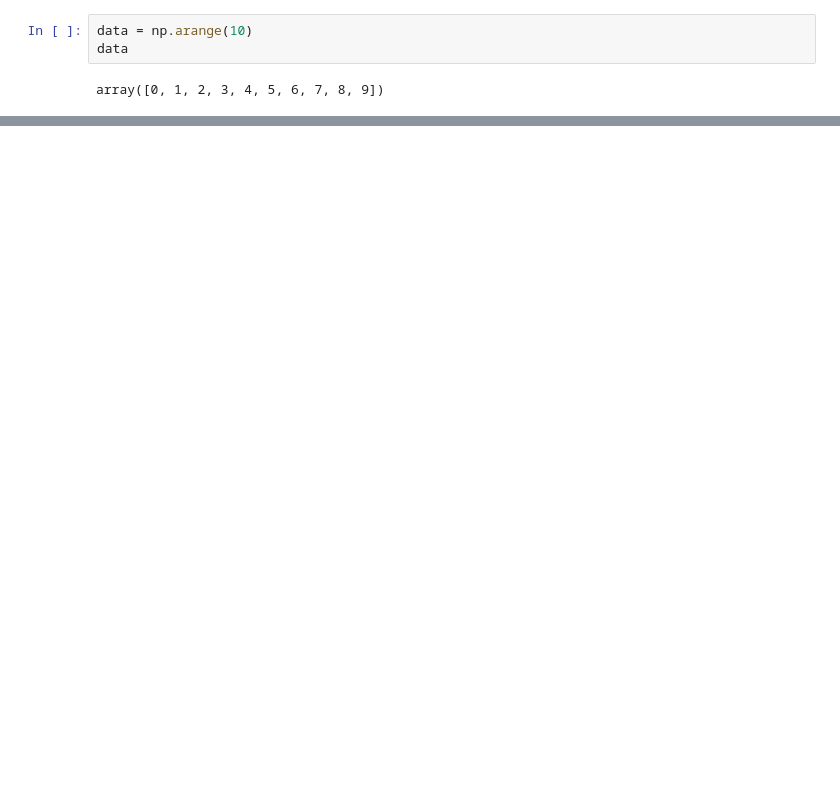
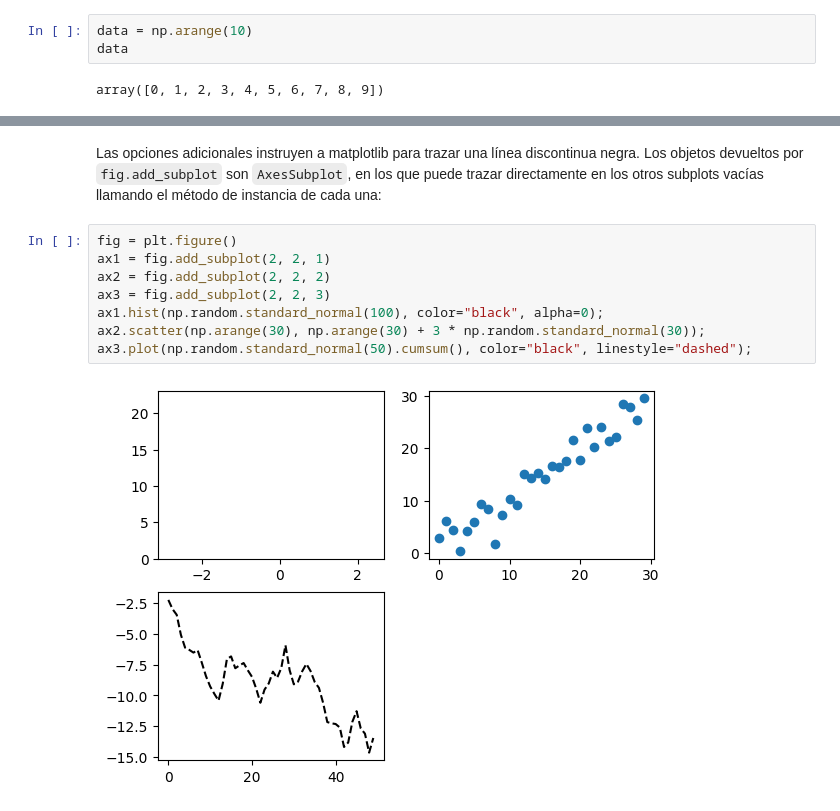
Before and after one commit to taquero-programador/Data-Analysis, a Jupyter notebook: Python for Data Analysis/chapter_09_plotting/plotting_and_visualization.ipynb, the cells around one changed output, grey strips where cells are left out. Drawn from its saved outputs; the diff is of its cells as text; blank space fills up the shorter version.

```diff
--- a/Python for Data Analysis/chapter_09_plotting/plotting_and_visualization.ipynb
+++ b/Python for Data Analysis/chapter_09_plotting/plotting_and_visualization.ipynb
@@ -16,0 +65,13 @@ plt.plot(data)
+# %% [markdown]
+Las opciones adicionales instruyen a matplotlib para trazar una línea discontinua negra. Los objetos devueltos por `fig.add_subplot` son
+`AxesSubplot`, en los que puede trazar directamente en los otros subplots vacías llamando el método de instancia de cada una:
+# %%
+fig = plt.figure()
+ax1 = fig.add_subplot(2, 2, 1)
+ax2 = fig.add_subplot(2, 2, 2)
+ax3 = fig.add_subplot(2, 2, 3)
+ax1.hist(np.random.standard_normal(100), color="black", alpha=0);
+ax2.scatter(np.arange(30), np.arange(30) + 3 * np.random.standard_normal(30));
+ax3.plot(np.random.standard_normal(50).cumsum(), color="black", linestyle="dashed");
+# %% [output]
+[figure, added]
```
Also changed, not shown: parts of 54 cells of this notebook, 1 other file.
